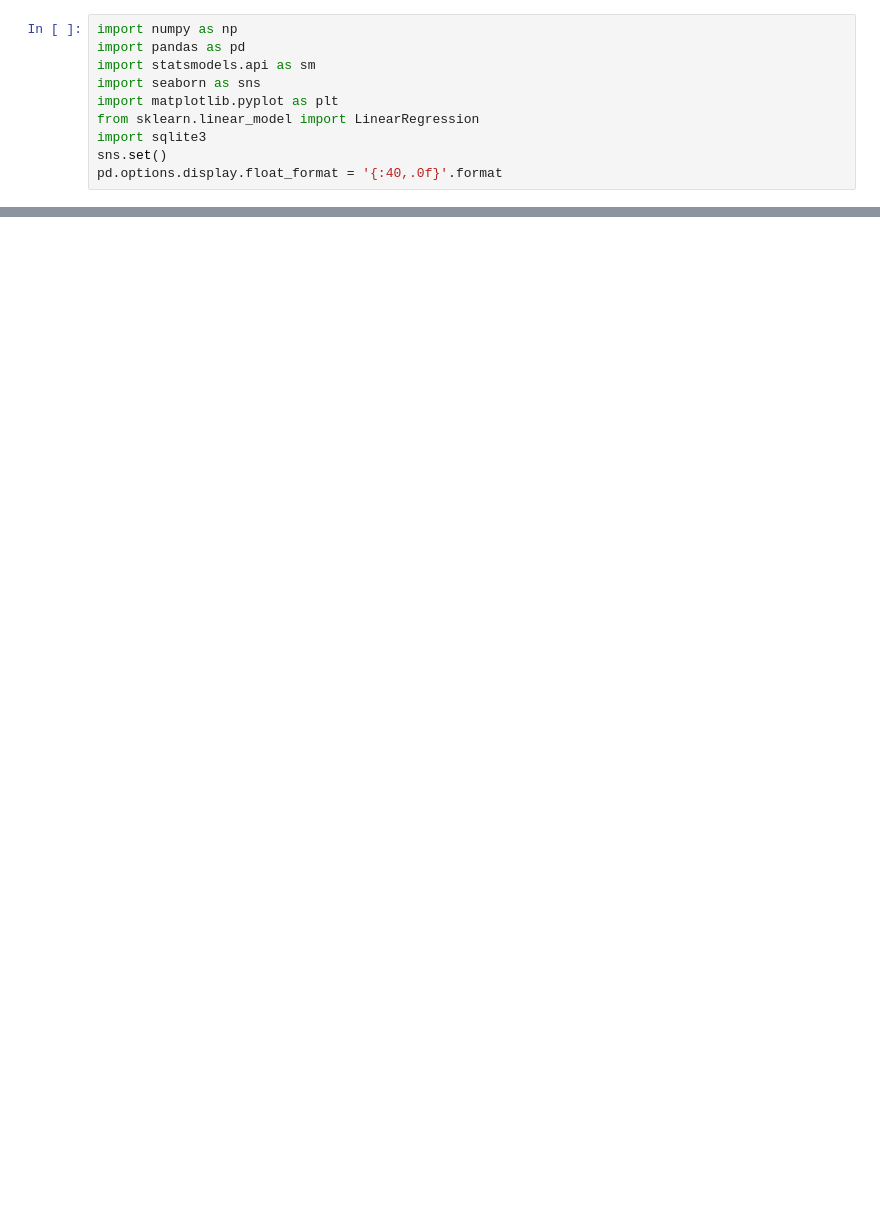
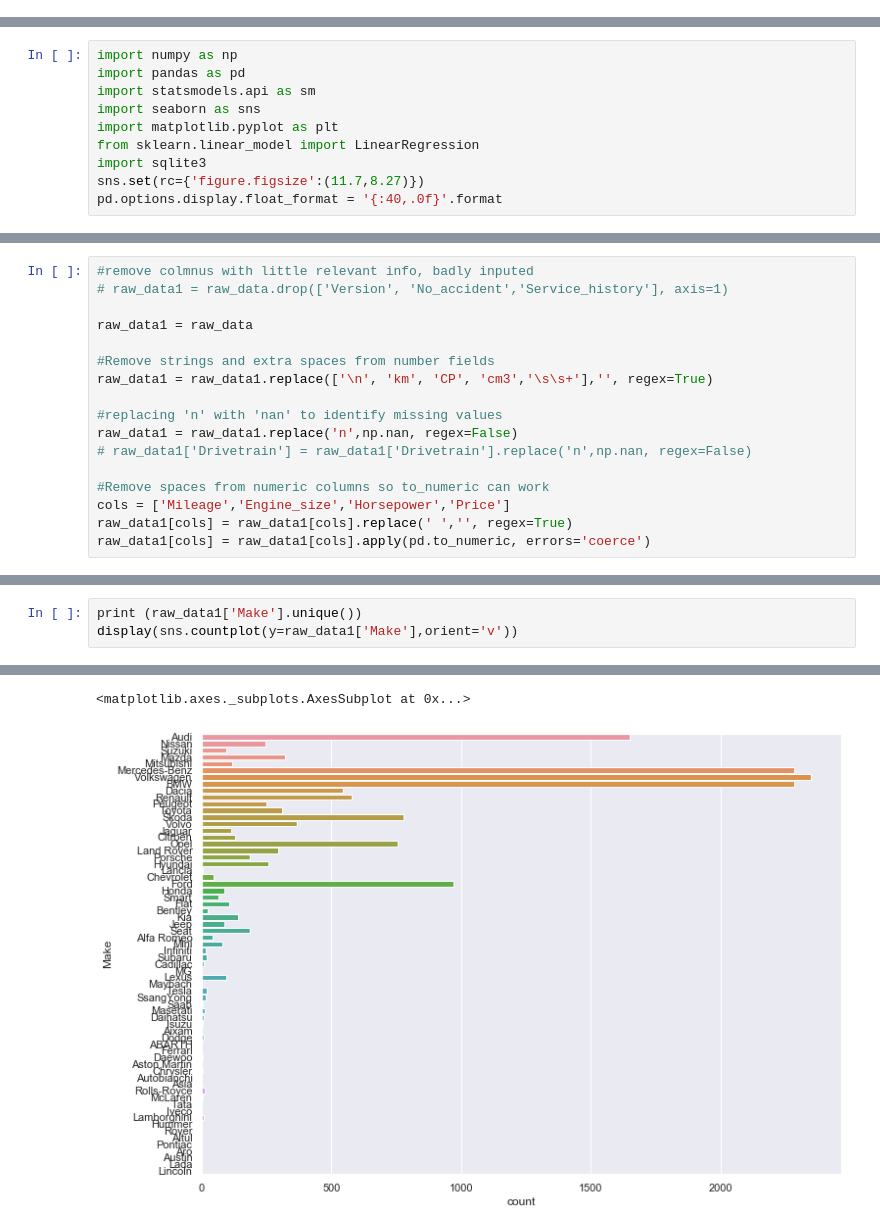
Before and after one commit to vdragoss/web_scraping, a Jupyter notebook: autovitScraping/autovit analysis.ipynb, the cells around one changed output, grey strips where cells are left out. Saved outputs shown, nothing was run; the diff lists cells and outputs as text; blank space fills up the shorter version.

```diff
--- a/autovitScraping/autovit analysis.ipynb
+++ b/autovitScraping/autovit analysis.ipynb
@@ -1,10 +0,0 @@
-# %%
-import numpy as np
-import pandas as pd
-import statsmodels.api as sm
-import seaborn as sns
-import matplotlib.pyplot as plt
-from sklearn.linear_model import LinearRegression
-import sqlite3
-sns.set()
-pd.options.display.float_format = '{:40,.0f}'.format
@@ -82,0 +3,10 @@ sns.distplot(raw_data1['Price'])
+# %%
+import numpy as np
+import pandas as pd
+import statsmodels.api as sm
+import seaborn as sns
+import matplotlib.pyplot as plt
+from sklearn.linear_model import LinearRegression
+import sqlite3
+sns.set(rc={'figure.figsize':(11.7,8.27)})
+pd.options.display.float_format = '{:40,.0f}'.format
@@ -82,0 +70,17 @@ sns.distplot(raw_data1['Price'])
+# %%
+#remove colmnus with little relevant info, badly inputed
+# raw_data1 = raw_data.drop(['Version', 'No_accident','Service_history'], axis=1)
+
+raw_data1 = raw_data
+
+#Remove strings and extra spaces from number fields
+raw_data1 = raw_data1.replace(['\n', 'km', 'CP', 'cm3','\s\s+'],'', regex=True)
+
+#replacing 'n' with 'nan' to identify missing values
+raw_data1 = raw_data1.replace('n',np.nan, regex=False)
+# raw_data1['Drivetrain'] = raw_data1['Drivetrain'].replace('n',np.nan, regex=False)
+
+#Remove spaces from numeric columns so to_numeric can work
+cols = ['Mileage','Engine_size','Horsepower','Price']
+raw_data1[cols] = raw_data1[cols].replace(' ','', regex=True)
+raw_data1[cols] = raw_data1[cols].apply(pd.to_numeric, errors='coerce')
@@ -82,0 +135,4 @@ sns.distplot(raw_data1['Price'])
+# %%
+print (raw_data1['Make'].unique())
+display(sns.countplot(y=raw_data1['Make'],orient='v'))
+# %% [output]
@@ -82,0 +148,2 @@ sns.distplot(raw_data1['Price'])
+<matplotlib.axes._subplots.AxesSubplot at 0x...>
+[figure, added]
```
Also changed, not shown: parts of 136 cells of this notebook.
